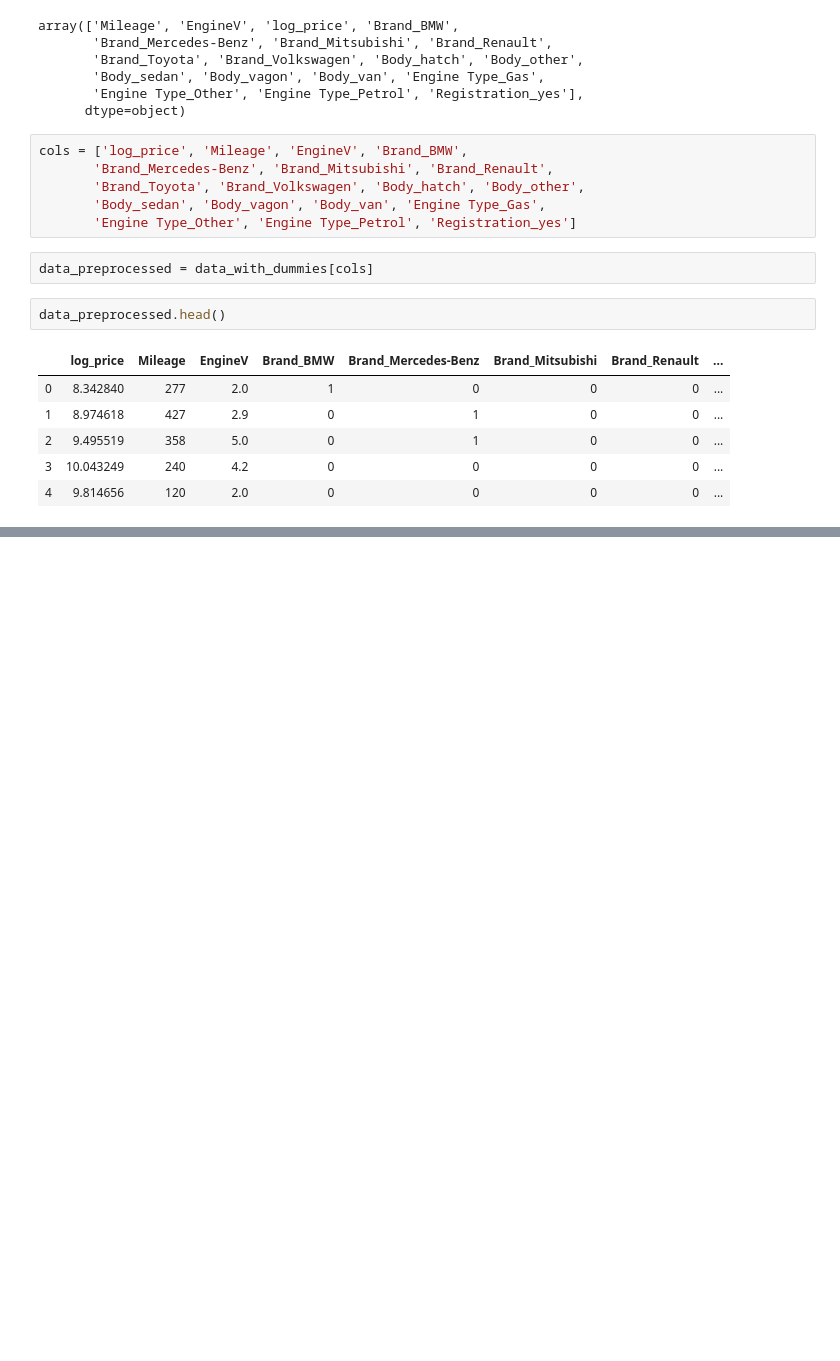
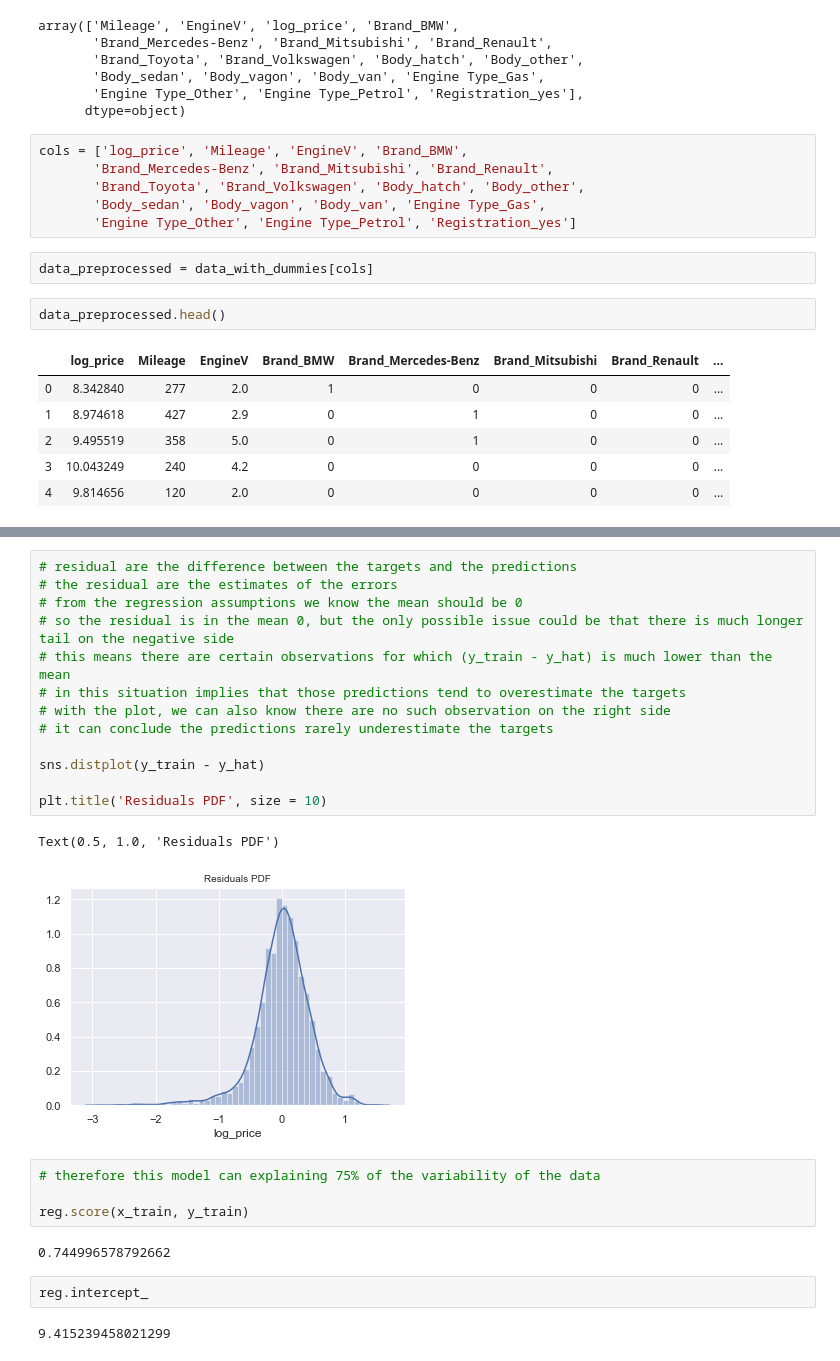
Before and after one commit to LiuHaoLung/Python-Milestone, a Jupyter notebook: Carsales/Carsales.ipynb, the cells around one changed output, grey strips where cells are left out. Saved outputs shown, nothing was run; the diff lists cells and outputs as text; blank space fills up the shorter version.

```diff
--- a/Carsales/Carsales.ipynb
+++ b/Carsales/Carsales.ipynb
@@ -405,0 +457,26 @@ data_preprocessed.head()
+# %%
+# residual are the difference between the targets and the predictions
+# the residual are the estimates of the errors
+# from the regression assumptions we know the mean should be 0
+# so the residual is in the mean 0, but the only possible issue could be that there is much longer tail on the negative side
+# this means there are certain observations for which (y_train - y_hat) is much lower than the mean
+# in this situation implies that those predictions tend to overestimate the targets
+# with the plot, we can also know there are no such observation on the right side
+# it can conclude the predictions rarely underestimate the targets
+
+sns.distplot(y_train - y_hat)
+
+plt.title('Residuals PDF', size = 10)
+# %% [output]
+Text(0.5, 1.0, 'Residuals PDF')
+[figure, added]
+# %%
+# therefore this model can explaining 75% of the variability of the data
+
+reg.score(x_train, y_train)
+# %% [output]
+0.744996578792662
+# %%
+reg.intercept_
+# %% [output]
+9.415239458021299
```
Also changed, not shown: parts of 32 cells of this notebook.
